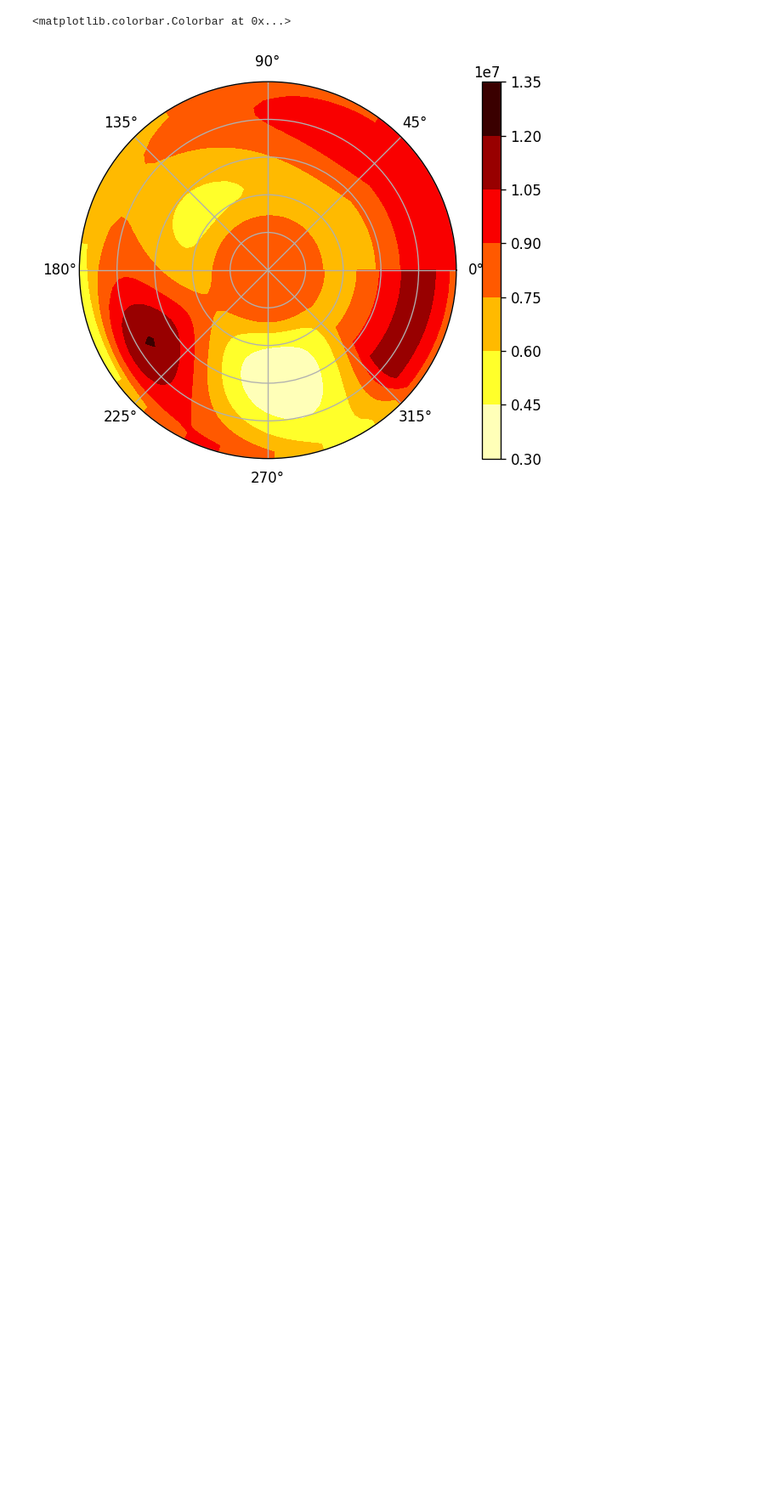
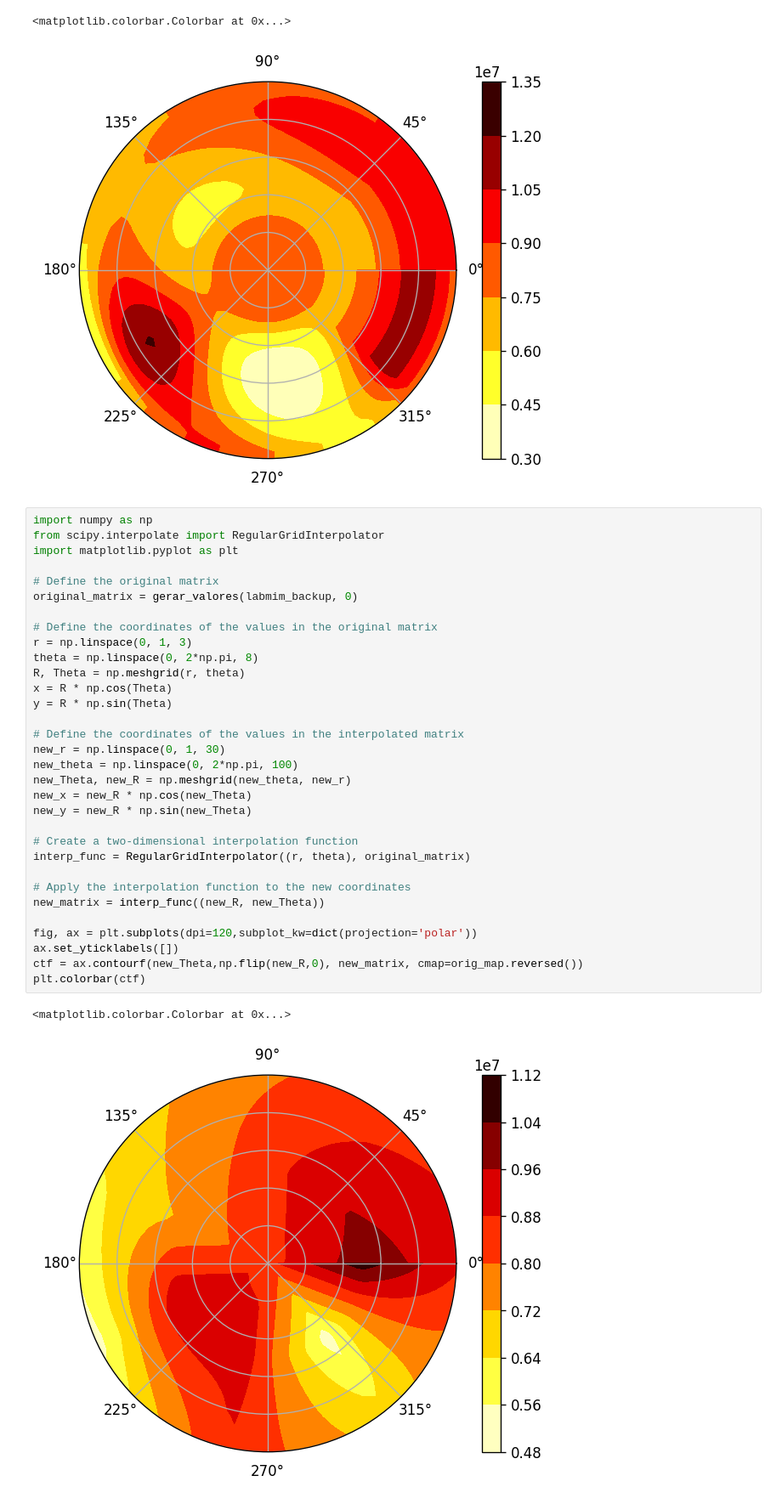
Before and after one commit to igordantasgf/analise_dados_microambientais, a Jupyter notebook: fly_eye_visualize.ipynb, the cells around one changed output. Shown at 85% size. Cells and saved outputs as stored; diff of their text form; blank space fills up the shorter version.

Commit message:
sucesso no RegularGridInterpolator, porém ainda confuso no grau 0

```diff
--- a/fly_eye_visualize.ipynb
+++ b/fly_eye_visualize.ipynb
@@ -108,3 +108,38 @@ plt.colorbar(ctf)
 # %% [output]
 <matplotlib.colorbar.Colorbar at 0x...>
 [figure]
+# %%
+import numpy as np
+from scipy.interpolate import RegularGridInterpolator
+import matplotlib.pyplot as plt
+
+# Define the original matrix
+original_matrix = gerar_valores(labmim_backup, 0)
+
+# Define the coordinates of the values in the original matrix
+r = np.linspace(0, 1, 3)
+theta = np.linspace(0, 2*np.pi, 8)
+R, Theta = np.meshgrid(r, theta)
+x = R * np.cos(Theta)
+y = R * np.sin(Theta)
+
+# Define the coordinates of the values in the interpolated matrix
+new_r = np.linspace(0, 1, 30)
+new_theta = np.linspace(0, 2*np.pi, 100)
+new_Theta, new_R = np.meshgrid(new_theta, new_r)
+new_x = new_R * np.cos(new_Theta)
+new_y = new_R * np.sin(new_Theta)
+
+# Create a two-dimensional interpolation function
+interp_func = RegularGridInterpolator((r, theta), original_matrix)
+
+# Apply the interpolation function to the new coordinates
+new_matrix = interp_func((new_R, new_Theta))
+
+fig, ax = plt.subplots(dpi=120,subplot_kw=dict(projection='polar'))
+ax.set_yticklabels([])
+ctf = ax.contourf(new_Theta,np.flip(new_R,0), new_matrix, cmap=orig_map.reversed())
+plt.colorbar(ctf)
+# %% [output]
+<matplotlib.colorbar.Colorbar at 0x...>
+[figure, added]
```
Also changed, not shown: parts of 1 cell of this notebook.
